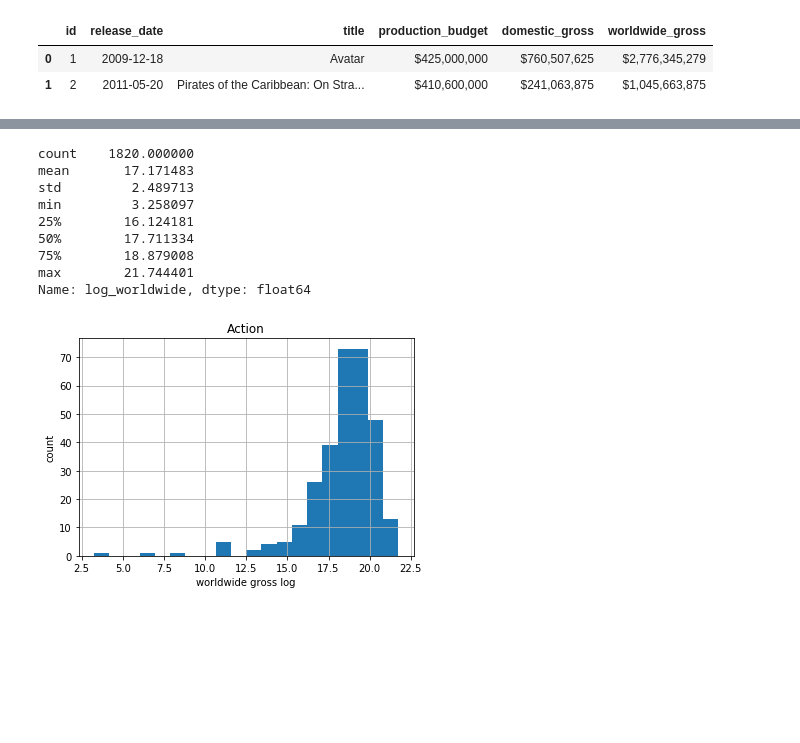
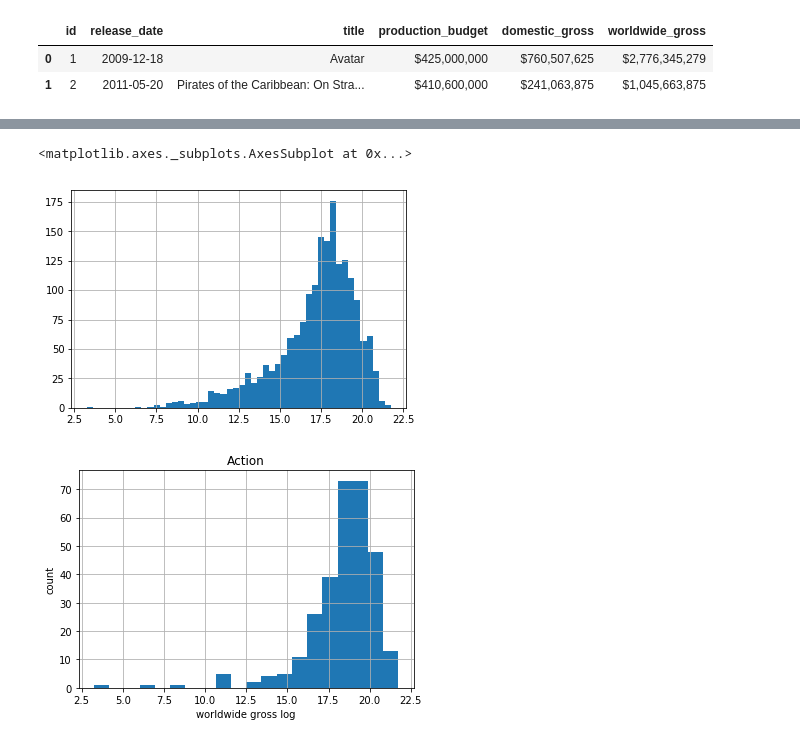
Before and after one commit to mzhou356/dc_ds_06_03_mod1_project, a Jupyter notebook: Keita_Initial_Data_Check.ipynb, the cells around one changed output, grey strips where cells are left out. Cells and saved outputs as stored; diff of their text form; code cells hidden in the pictures; blank space fills up the shorter version.

```diff
--- a/Keita_Initial_Data_Check.ipynb
+++ b/Keita_Initial_Data_Check.ipynb
@@ -270,15 +291,8 @@ df_merged['log_worldwide'] = np.log(df_merged.worldwide_gross)
 # %%
-df_merged['log_worldwide'].describe()
+df_merged['log_worldwide'].hist(bins=50)
 # %% [output]
-count    1820.000000
-mean       17.171483
-std         2.489713
-min         3.258097
-25%        16.124181
-50%        17.711334
-75%        18.879008
-max        21.744401
-Name: log_worldwide, dtype: float64
+<matplotlib.axes._subplots.AxesSubplot at 0x...>
+[figure, added]
 # %%
 for genre in list(tmdb_genre_dict.values()):
     df_merged.loc[df_merged[genre]==1, 'log_worldwide'].hist(bins=20)
```
Also changed, not shown: parts of 4 cells of this notebook, 1 other file.
